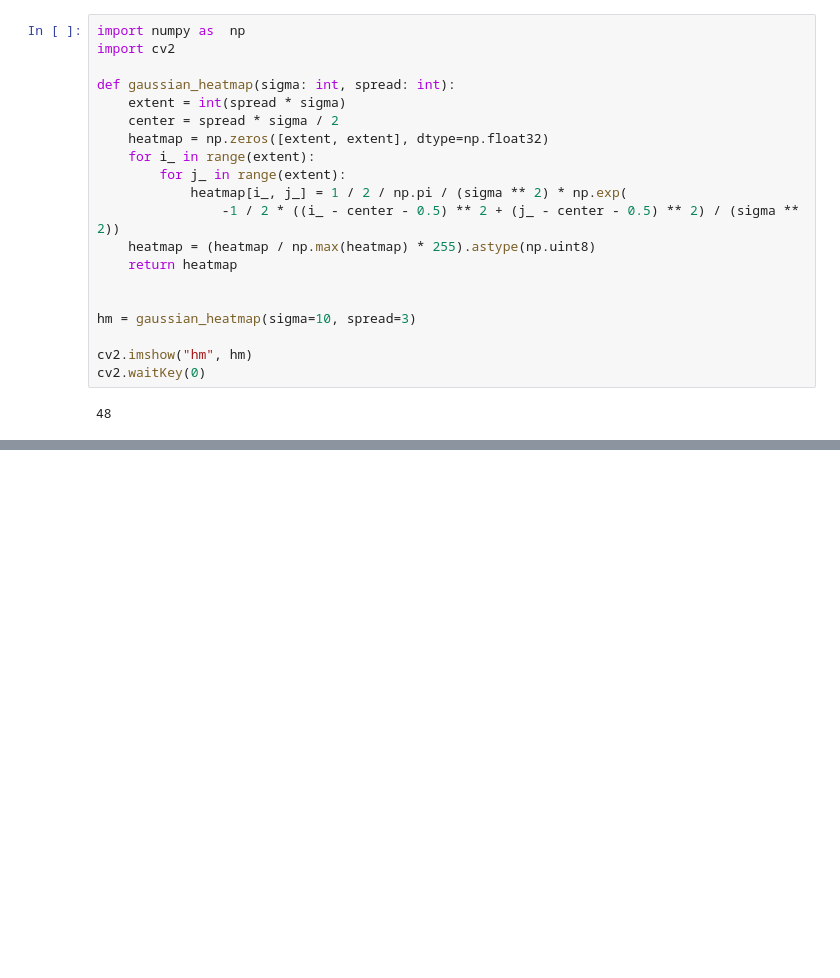
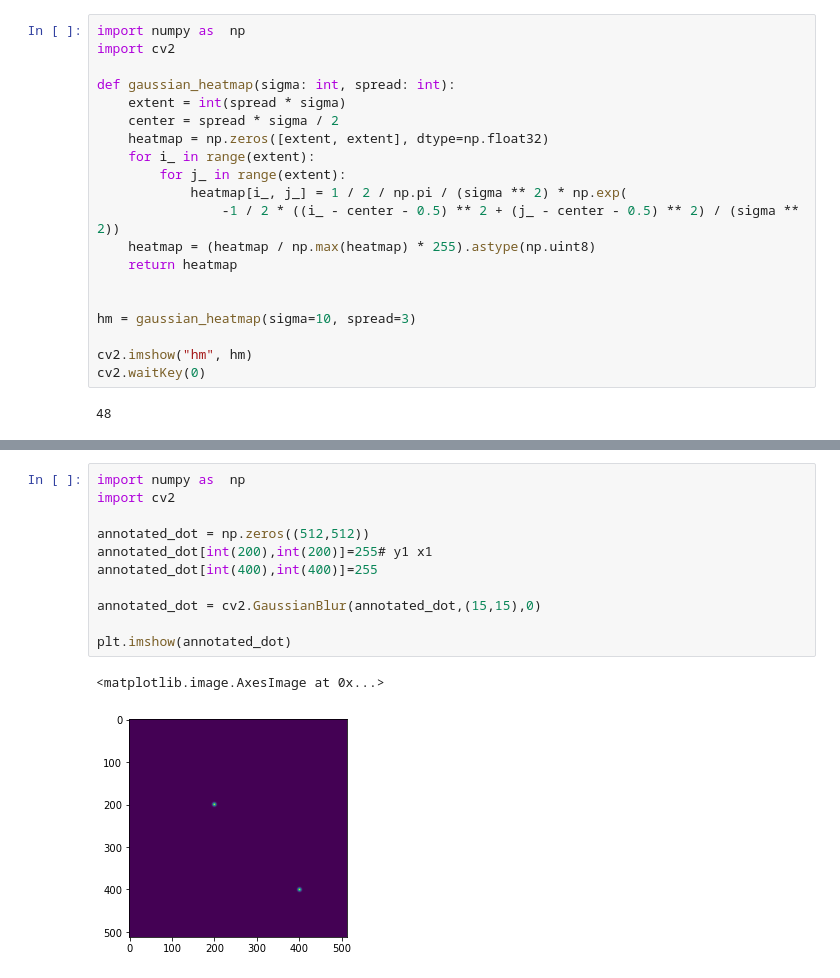
Before and after one commit to hyeonminkim0625/angio, a Jupyter notebook: test.ipynb, the cells around one changed output, grey strips where cells are left out. Drawn from its saved outputs; the diff is of its cells as text; blank space fills up the shorter version.

```diff
--- a/test.ipynb
+++ b/test.ipynb
@@ -104,0 +174,14 @@ cv2.waitKey(0)
+# %%
+import numpy as  np
+import cv2
+
+annotated_dot = np.zeros((512,512))
+annotated_dot[int(200),int(200)]=255# y1 x1
+annotated_dot[int(400),int(400)]=255
+
+annotated_dot = cv2.GaussianBlur(annotated_dot,(15,15),0)
+
+plt.imshow(annotated_dot)
+# %% [output]
+<matplotlib.image.AxesImage at 0x...>
+[figure, added]
```
Also changed, not shown: parts of 2 cells of this notebook, 5 other files.
